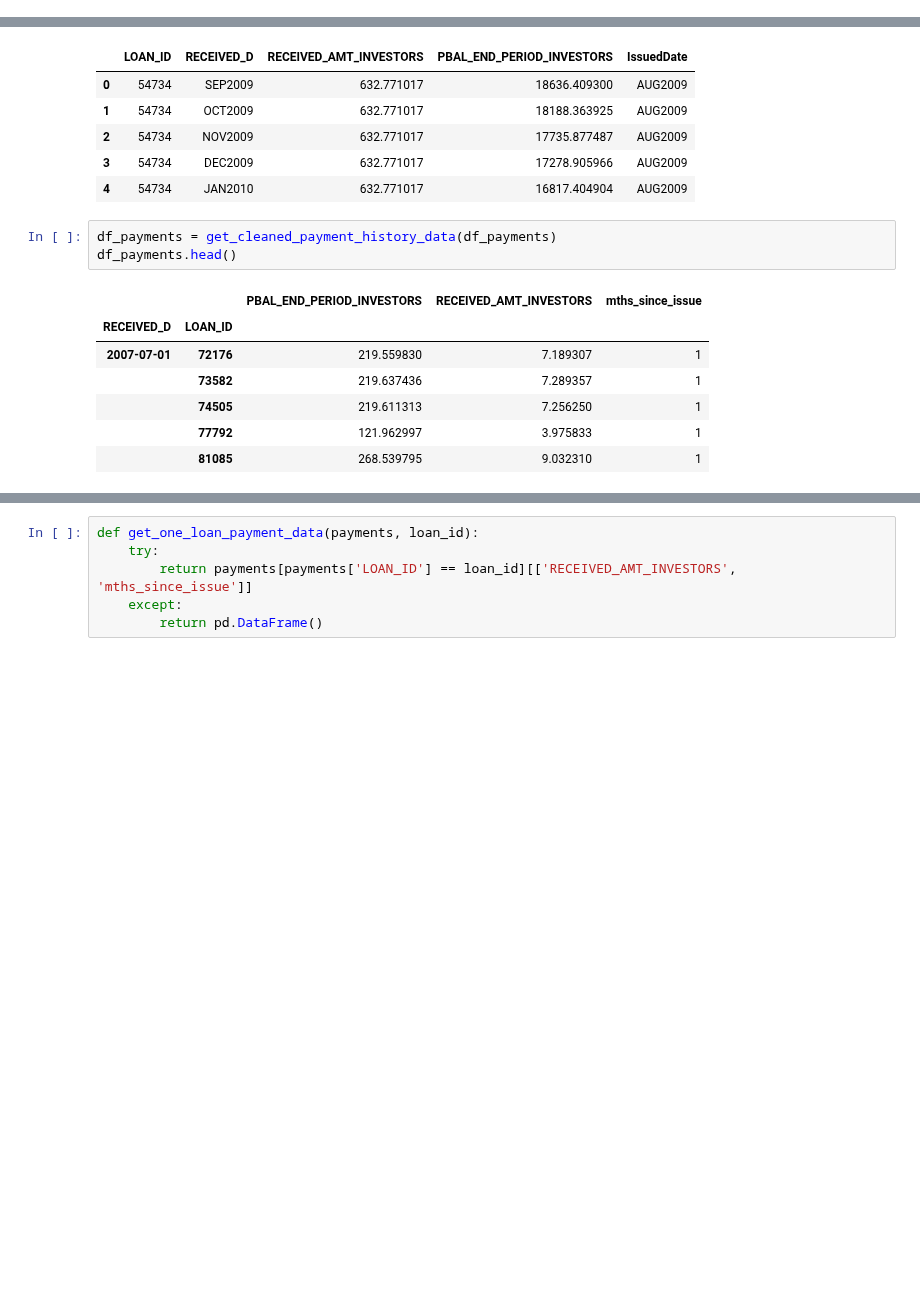
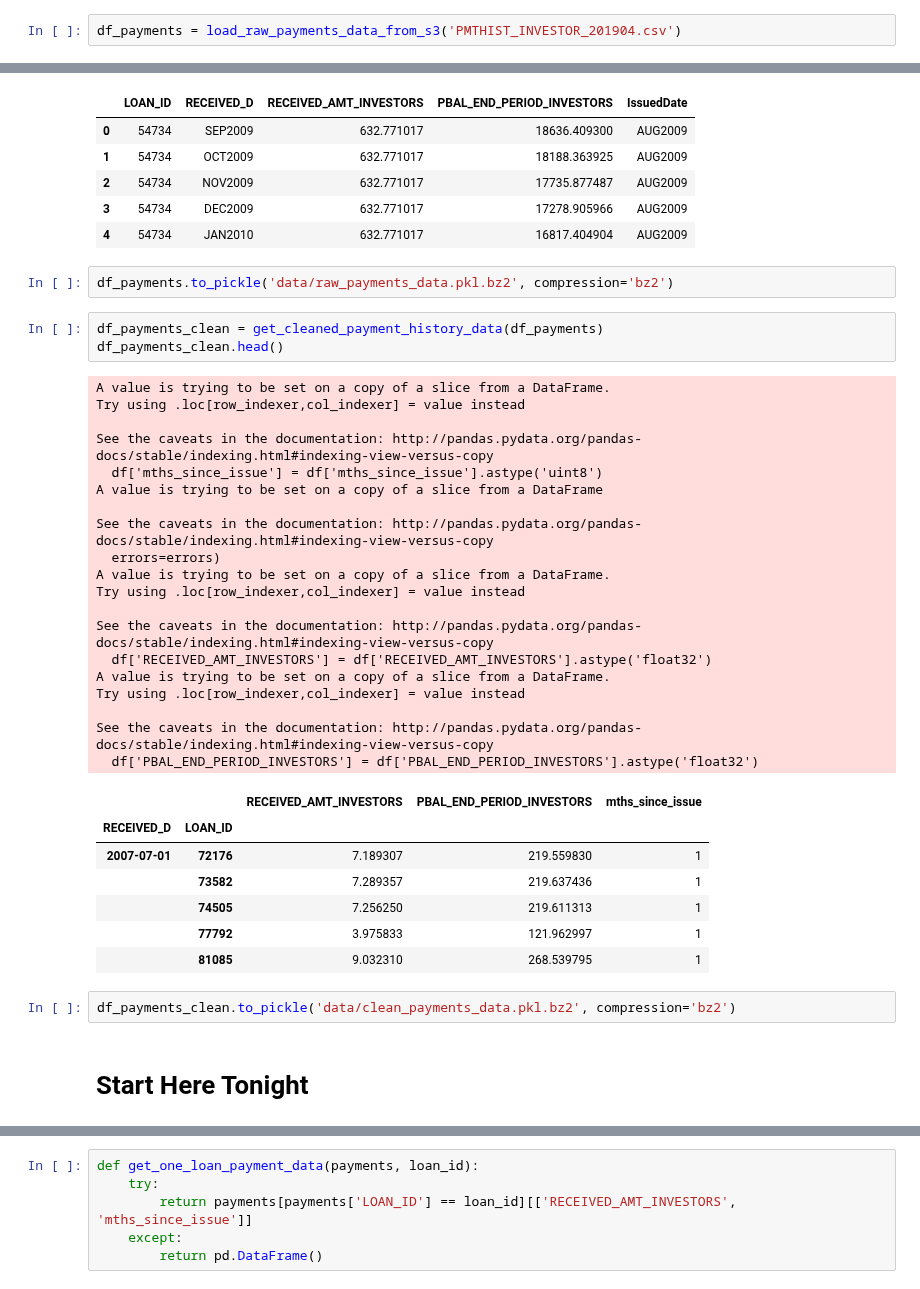
Before and after one commit to Booleans/consumer-loan-investment-strategy-simulator, a Jupyter notebook: FromScratch.ipynb, the cells around one changed output, grey strips where cells are left out. Drawn from its saved outputs; the diff is of its cells as text; blank space fills up the shorter version.

```diff
--- a/FromScratch.ipynb
+++ b/FromScratch.ipynb
@@ -127,3 +115,5 @@ df_payments = load_data_from_s3('PMTHIST_INVESTOR_201904.csv', format='csv',
+# %%
+df_payments = load_raw_payments_data_from_s3('PMTHIST_INVESTOR_201904.csv')
 # %%
 df_payments.head()
 # %% [output]
@@ -133,15 +123,40 @@ df_payments.head()
 | 2 | 54734 | NOV2009 | 632.771017 | 17735.877487 | AUG2009 |
 | 3 | 54734 | DEC2009 | 632.771017 | 17278.905966 | AUG2009 |
 | 4 | 54734 | JAN2010 | 632.771017 | 16817.404904 | AUG2009 |
+# %%
+df_payments.to_pickle('data/raw_payments_data.pkl.bz2', compression='bz2')
 # %%
-df_payments = get_cleaned_payment_history_data(df_payments)
-df_payments.head()
+df_payments_clean = get_cleaned_payment_history_data(df_payments)
+df_payments_clean.head()
 # %% [output]
+A value is trying to be set on a copy of a slice from a DataFrame.
+Try using .loc[row_indexer,col_indexer] = value instead
+
+See the caveats in the documentation: http://pandas.pydata.org/pandas-docs/stable/indexing.html#indexing-view-versus-copy
+  df['mths_since_issue'] = df['mths_since_issue'].astype('uint8')
+A value is trying to be set on a copy of a slice from a DataFrame
+
+See the caveats in the documentation: http://pandas.pydata.org/pandas-docs/stable/indexing.html#indexing-view-versus-copy
+  errors=errors)
+A value is trying to be set on a copy of a slice from a DataFrame.
+Try using .loc[row_indexer,col_indexer] = value instead
+
+See the caveats in the documentation: http://pandas.pydata.org/pandas-docs/stable/indexing.html#indexing-view-versus-copy
+  df['RECEIVED_AMT_INVESTORS'] = df['RECEIVED_AMT_INVESTORS'].astype('float32')
+A value is trying to be set on a copy of a slice from a DataFrame.
+Try using .loc[row_indexer,col_indexer] = value instead
+
+See the caveats in the documentation: http://pandas.pydata.org/pandas-docs/stable/indexing.html#indexing-view-versus-copy
+  df['PBAL_END_PERIOD_INVESTORS'] = df['PBAL_END_PERIOD_INVESTORS'].astype('float32')
-|  |  | PBAL_END_PERIOD_INVESTORS | RECEIVED_AMT_INVESTORS | mths_since_issue |
+|  |  | RECEIVED_AMT_INVESTORS | PBAL_END_PERIOD_INVESTORS | mths_since_issue |
 | RECEIVED_D | LOAN_ID |  |  |  |
-| 2007-07-01 | 72176 | 219.559830 | 7.189307 | 1 |
-|  | 73582 | 219.637436 | 7.289357 | 1 |
-|  | 74505 | 219.611313 | 7.256250 | 1 |
-|  | 77792 | 121.962997 | 3.975833 | 1 |
-|  | 81085 | 268.539795 | 9.032310 | 1 |
+| 2007-07-01 | 72176 | 7.189307 | 219.559830 | 1 |
+|  | 73582 | 7.289357 | 219.637436 | 1 |
+|  | 74505 | 7.256250 | 219.611313 | 1 |
+|  | 77792 | 3.975833 | 121.962997 | 1 |
+|  | 81085 | 9.032310 | 268.539795 | 1 |
+# %%
+df_payments_clean.to_pickle('data/clean_payments_data.pkl.bz2', compression='bz2')
+# %% [markdown]
+# Start Here Tonight
 # %%
```
Also changed, not shown: parts of 19 cells of this notebook.
